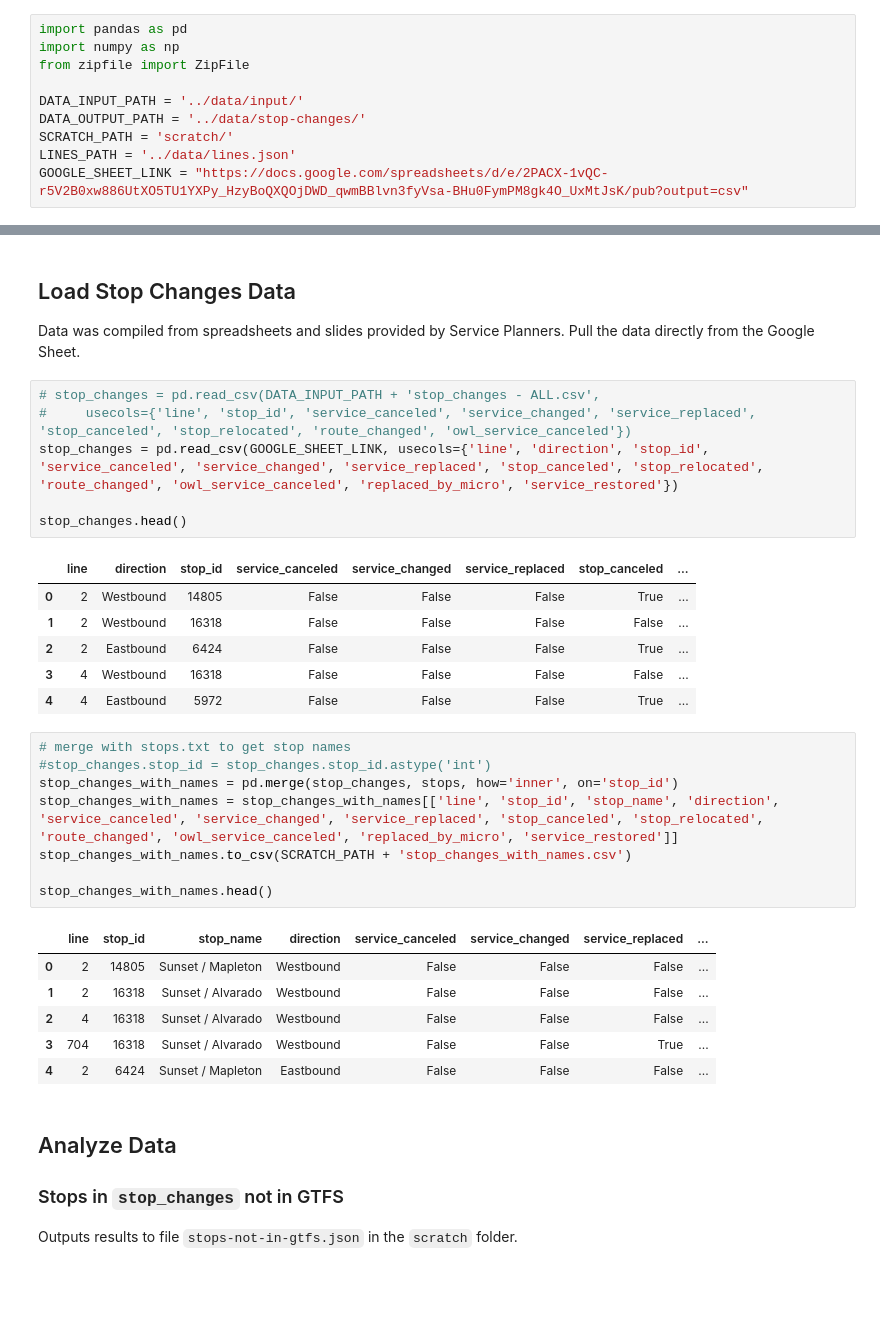
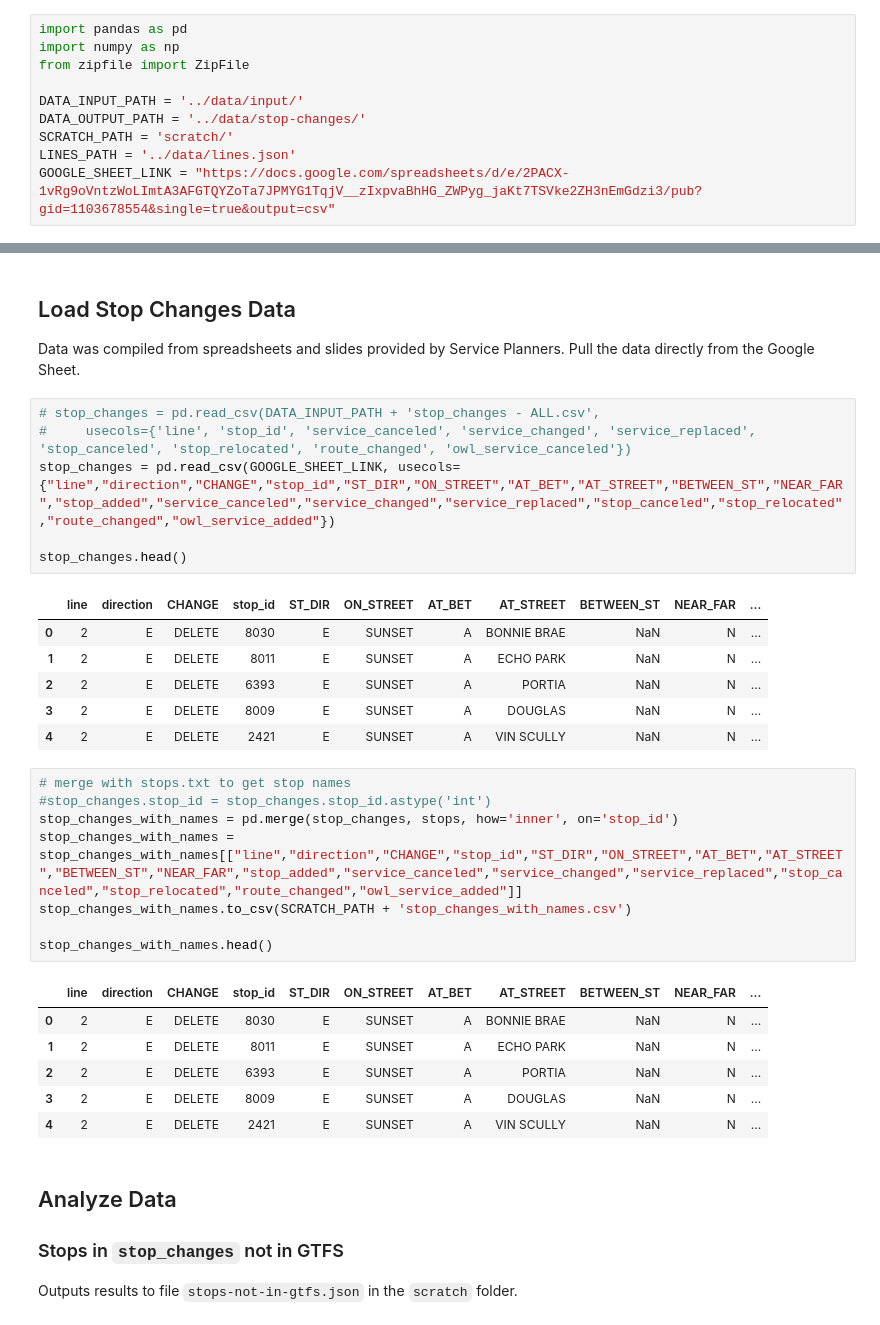
Before and after one commit to LACMTA/mybus-dev, a Jupyter notebook: notebooks/stop-changes.ipynb, the cells around one changed output, grey strips where cells are left out. Cells and saved outputs as stored; diff of their text form; blank space fills up the shorter version.

Commit message:
feat: updated stop changes

```diff
--- a/notebooks/stop-changes.ipynb
+++ b/notebooks/stop-changes.ipynb
@@ -17,7 +17,7 @@ DATA_INPUT_PATH = '../data/input/'
 DATA_OUTPUT_PATH = '../data/stop-changes/'
 SCRATCH_PATH = 'scratch/'
 LINES_PATH = '../data/lines.json'
-GOOGLE_SHEET_LINK = "https://docs.google.com/spreadsheets/d/e/2PACX-1vQC-r5V2B0xw886UtXO5TU1YXPy_HzyBoQXQOjDWD_qwmBBlvn3fyVsa-BHu0FymPM8gk4O_UxMtJsK/pub?output=csv"
+GOOGLE_SHEET_LINK = "https://docs.google.com/spreadsheets/d/e/2PACX-1vRg9oVntzWoLImtA3AFGTQYZoTa7JPMYG1TqjV__zIxpvaBhHG_ZWPyg_jaKt7TSVke2ZH3nEmGdzi3/pub?gid=1103678554&single=true&output=csv"
 # %% [markdown]
 ## Load GTFS Data
 
@@ -60,31 +64,31 @@ Data was compiled from spreadsheets and slides provided by Service Planners. Pul
 # %%
 # stop_changes = pd.read_csv(DATA_INPUT_PATH + 'stop_changes - ALL.csv',
 #     usecols={'line', 'stop_id', 'service_canceled', 'service_changed', 'service_replaced', 'stop_canceled', 'stop_relocated', 'route_changed', 'owl_service_canceled'})
-stop_changes = pd.read_csv(GOOGLE_SHEET_LINK, usecols={'line', 'direction', 'stop_id', 'service_canceled', 'service_changed', 'service_replaced', 'stop_canceled', 'stop_relocated', 'route_changed', 'owl_service_canceled', 'replaced_by_micro', 'service_restored'})
+stop_changes = pd.read_csv(GOOGLE_SHEET_LINK, usecols={"line","direction","CHANGE","stop_id","ST_DIR","ON_STREET","AT_BET","AT_STREET","BETWEEN_ST","NEAR_FAR","stop_added","service_canceled","service_changed","service_replaced","stop_canceled","stop_relocated","route_changed","owl_service_added"})
 
 stop_changes.head()
 # %% [output]
-|  | line | direction | stop_id | service_canceled | service_changed | service_replaced | stop_canceled | ... |
-| 0 | 2 | Westbound | 14805 | False | False | False | True | ... |
-| 1 | 2 | Westbound | 16318 | False | False | False | False | ... |
-| 2 | 2 | Eastbound | 6424 | False | False | False | True | ... |
-| 3 | 4 | Westbound | 16318 | False | False | False | False | ... |
-| 4 | 4 | Eastbound | 5972 | False | False | False | True | ... |
+|  | line | direction | CHANGE | stop_id | ST_DIR | ON_STREET | AT_BET | AT_STREET | BETWEEN_ST | NEAR_FAR | ... |
+| 0 | 2 | E | DELETE | 8030 | E | SUNSET | A | BONNIE BRAE | NaN | N | ... |
+| 1 | 2 | E | DELETE | 8011 | E | SUNSET | A | ECHO PARK | NaN | N | ... |
+| 2 | 2 | E | DELETE | 6393 | E | SUNSET | A | PORTIA | NaN | N | ... |
+| 3 | 2 | E | DELETE | 8009 | E | SUNSET | A | DOUGLAS | NaN | N | ... |
+| 4 | 2 | E | DELETE | 2421 | E | SUNSET | A | VIN SCULLY | NaN | N | ... |
 # %%
 # merge with stops.txt to get stop names
 #stop_changes.stop_id = stop_changes.stop_id.astype('int')
 stop_changes_with_names = pd.merge(stop_changes, stops, how='inner', on='stop_id')
-stop_changes_with_names = stop_changes_with_names[['line', 'stop_id', 'stop_name', 'direction', 'service_canceled', 'service_changed', 'service_replaced', 'stop_canceled', 'stop_relocated', 'route_changed', 'owl_service_canceled', 'replaced_by_micro', 'service_restored']]
+stop_changes_with_names = stop_changes_with_names[["line","direction","CHANGE","stop_id","ST_DIR","ON_STREET","AT_BET","AT_STREET","BETWEEN_ST","NEAR_FAR","stop_added","service_canceled","service_changed","service_replaced","stop_canceled","stop_relocated","route_changed","owl_service_added"]]
 stop_changes_with_names.to_csv(SCRATCH_PATH + 'stop_changes_with_names.csv')
 
 stop_changes_with_names.head()
 # %% [output]
-|  | line | stop_id | stop_name | direction | service_canceled | service_changed | service_replaced | ... |
-| 0 | 2 | 14805 | Sunset / Mapleton | Westbound | False | False | False | ... |
-| 1 | 2 | 16318 | Sunset / Alvarado | Westbound | False | False | False | ... |
-| 2 | 4 | 16318 | Sunset / Alvarado | Westbound | False | False | False | ... |
-| 3 | 704 | 16318 | Sunset / Alvarado | Westbound | False | False | True | ... |
-| 4 | 2 | 6424 | Sunset / Mapleton | Eastbound | False | False | False | ... |
+|  | line | direction | CHANGE | stop_id | ST_DIR | ON_STREET | AT_BET | AT_STREET | BETWEEN_ST | NEAR_FAR | ... |
+| 0 | 2 | E | DELETE | 8030 | E | SUNSET | A | BONNIE BRAE | NaN | N | ... |
+| 1 | 2 | E | DELETE | 8011 | E | SUNSET | A | ECHO PARK | NaN | N | ... |
+| 2 | 2 | E | DELETE | 6393 | E | SUNSET | A | PORTIA | NaN | N | ... |
+| 3 | 2 | E | DELETE | 8009 | E | SUNSET | A | DOUGLAS | NaN | N | ... |
+| 4 | 2 | E | DELETE | 2421 | E | SUNSET | A | VIN SCULLY | NaN | N | ... |
 # %% [markdown]
 ## Analyze Data
 
```
Also changed, not shown: parts of 6 cells of this notebook.
